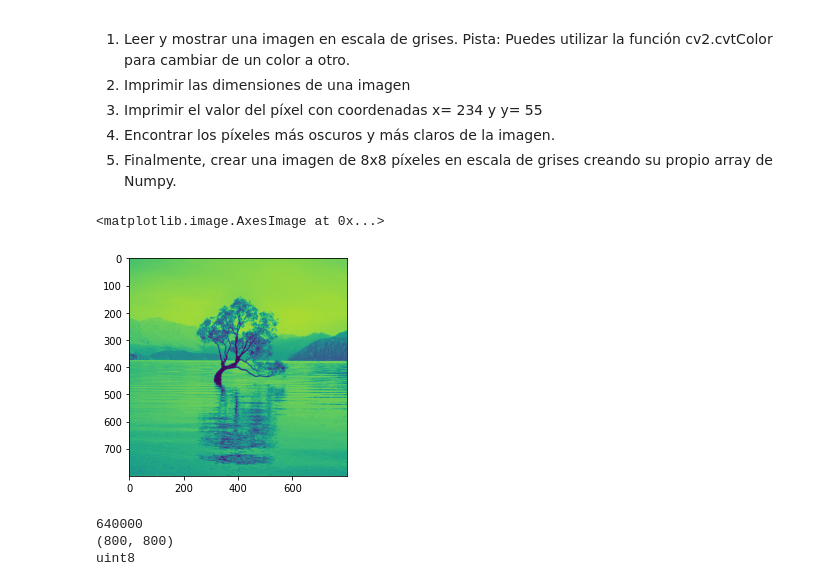
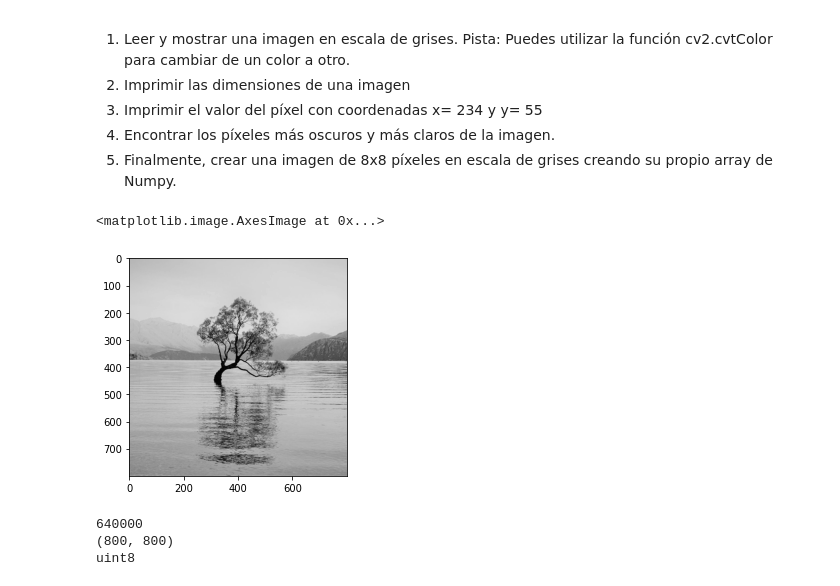
Before and after one commit to joshnos/ComputerVisionBootcampFiles, a Jupyter notebook: Laboratorio_1_Introducción_a_Colab,_OpenCV_y_Numpy.ipynb, the cells around one changed output. Saved outputs shown, nothing was run; the diff lists cells and outputs as text; code cells hidden in the pictures.

```diff
--- a/Laboratorio_1_Introducción_a_Colab,_OpenCV_y_Numpy.ipynb
+++ b/Laboratorio_1_Introducción_a_Colab,_OpenCV_y_Numpy.ipynb
@@ -640,11 +640,11 @@ Este ejercicio requiere que investigues los métodos Numpy para implementar los
 # %%
 #1
 task1Image1 = cv2.imread('tree.jpeg')
 task1Image1gray = cv2.cvtColor(task1Image1, cv2.COLOR_BGR2GRAY)
-plt.imshow(task1Image1gray)
+plt.imshow(task1Image1gray, cmap='gray')
 # %% [output]
 <matplotlib.image.AxesImage at 0x...>
-[figure, old version]
+[figure, new version]
 # %%
 #2
 print(task1Image1gray.size)
```
Also changed, not shown: parts of 4 cells of this notebook.
